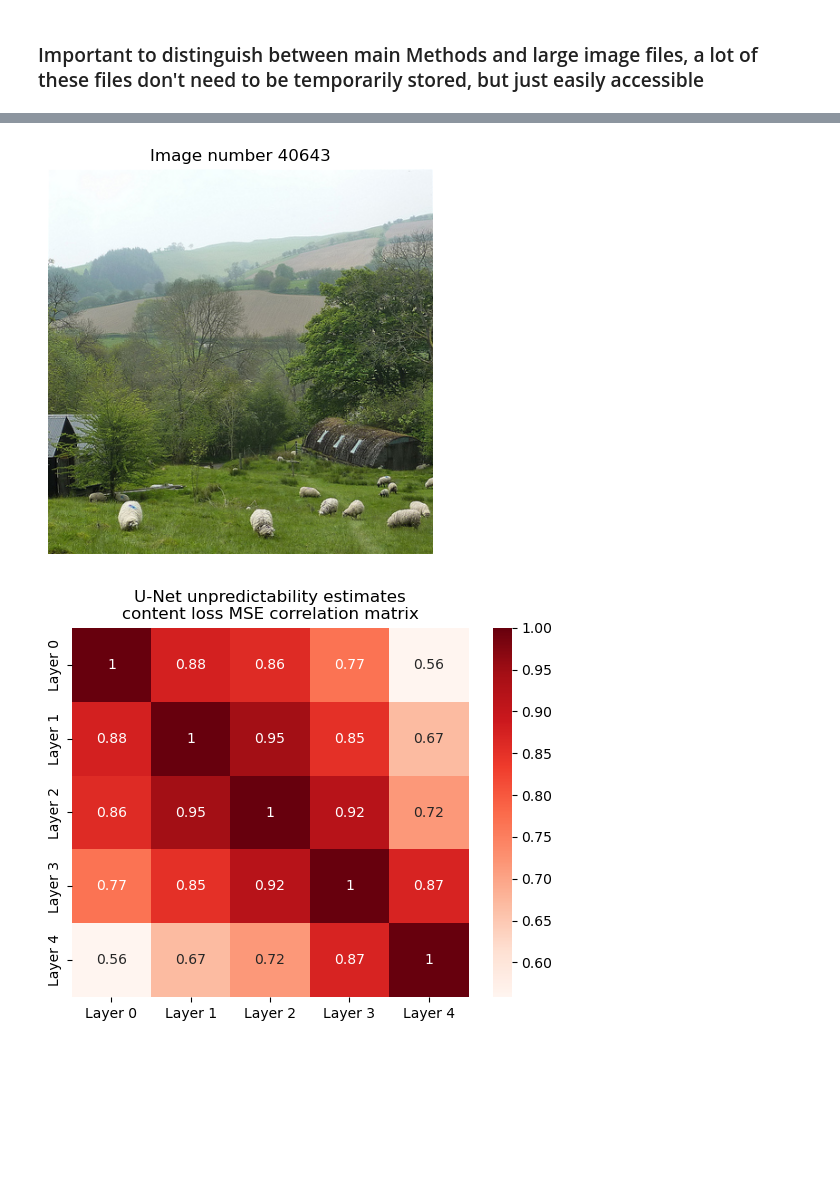
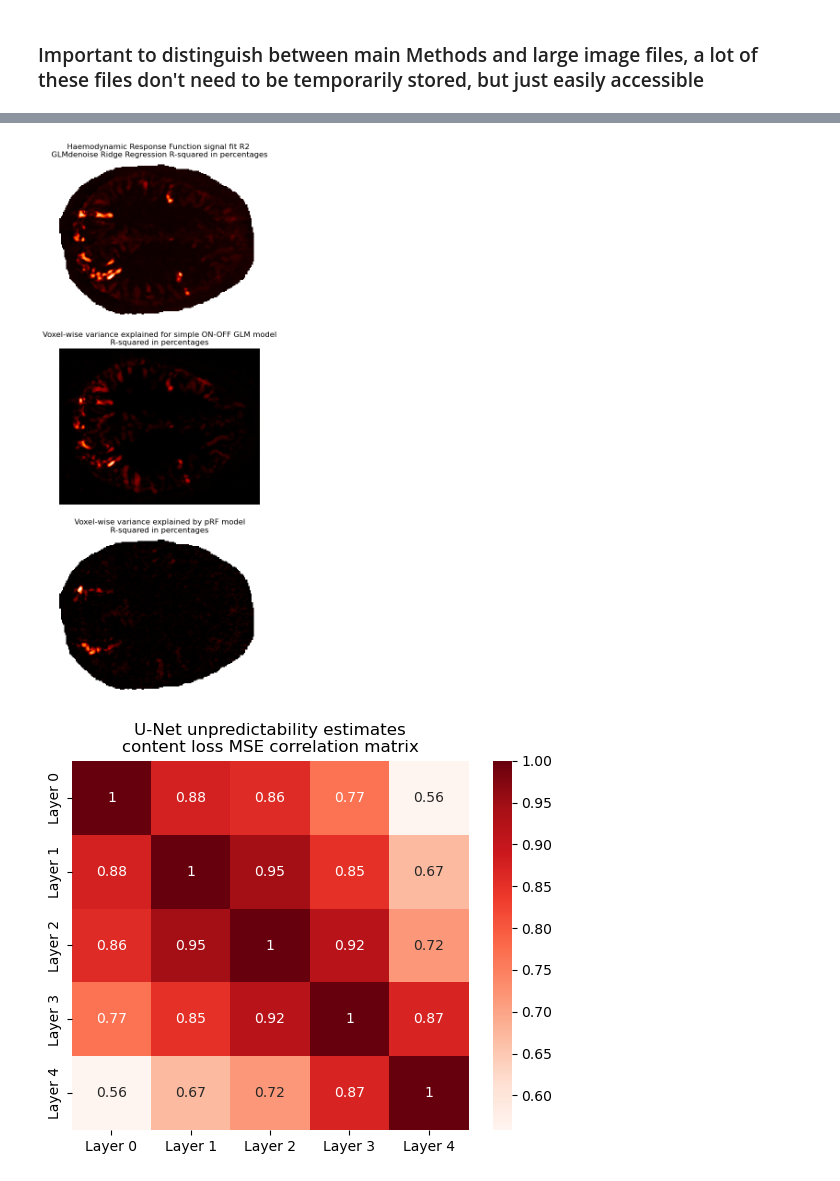
Before and after one commit to WiegerScheurer/spatpred, a Jupyter notebook: notebooks/construction_work/NSPbuild.ipynb, the cells around one changed output, grey strips where cells are left out. Saved outputs shown, nothing was run; the diff lists cells and outputs as text; code cells hidden in the pictures; blank space fills up the shorter version.

```diff
--- a/notebooks/construction_work/NSPbuild.ipynb
+++ b/notebooks/construction_work/NSPbuild.ipynb
@@ -780,7 +990,12 @@ Class contains the following attributes:
-# %%
-sok = NSP.stimuli.show_stim(img_no='random', small=True, hide=False)
-# %% [output]
-[figure, removed]
+# %%
+rois, roi_masks = NSP.cortex.visrois_dict()
+prf_dict = NSP.cortex.prf_dict(rois, roi_masks)
+
+# anat1 = NSP.cortex.anat_templates(prf_dict)['subj01']
+# %%
+NSP.cortex.compare_NSD_R2s(roi_masks, prf_dict, 'subj01', 100, 'gist_heat')
+# %% [output]
+[figure, added]
 # %%
 NSP.stimuli.unpred_corrmatrix(type='content', loss_calc='MSE', cmap='Reds')
 # %% [output]
```
Also changed, not shown: parts of 15 cells of this notebook, 2 other files.
